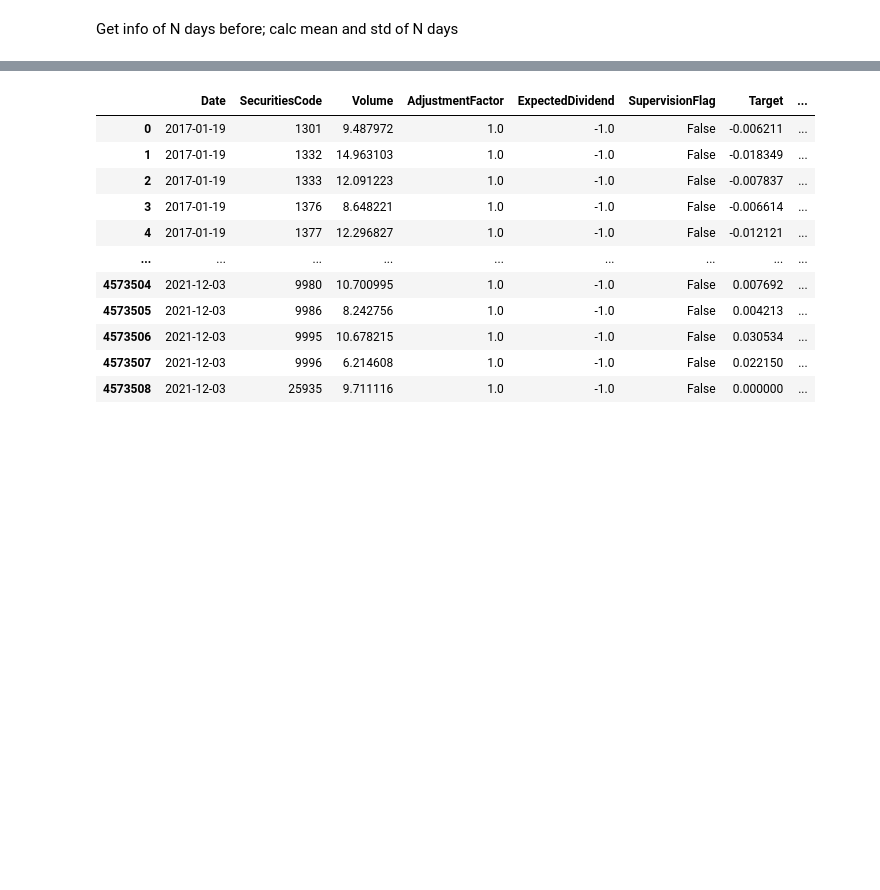
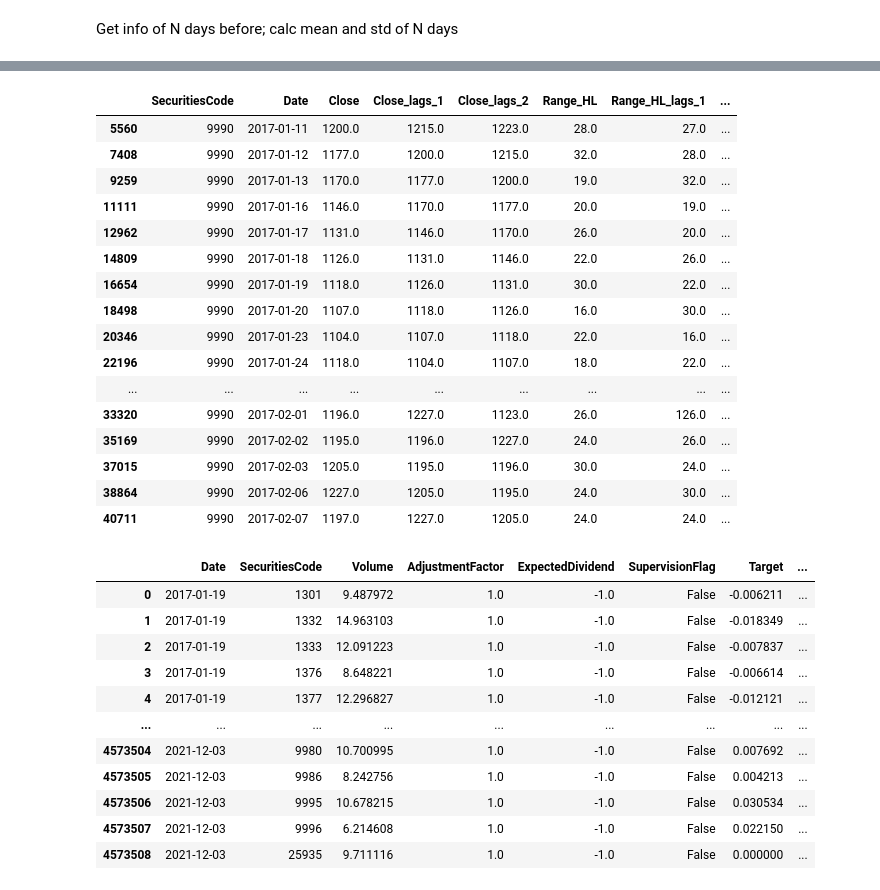
Before and after one commit to KienLe-git/JPX_stock_2022, a Jupyter notebook: working/2.0_Feature_Engineering.ipynb, the cells around one changed output, grey strips where cells are left out. Cells and saved outputs as stored; diff of their text form; code cells hidden in the pictures; blank space fills up the shorter version.

```diff
--- a/working/2.0_Feature_Engineering.ipynb
+++ b/working/2.0_Feature_Engineering.ipynb
@@ -23,8 +23,10 @@ from data_utils import *
 # %% [markdown]
 #### Load Data
 # %%
-train_df = pd.read_csv('../__input__/1_DataPreprocessing/train_full.csv', parse_dates=['Date'], nrows = nb_trains)
-valid_df = pd.read_csv('../__input__/1_DataPreprocessing/valid_full.csv', parse_dates=['Date'], nrows = nb_valids)
-test_df = pd.read_csv('../__input__/1_DataPreprocessing/test_full.csv', parse_dates=['Date'], nrows = nb_tests)
-y_test_df = pd.read_csv('../__input__/1_DataPreprocessing/y_test_full.csv', parse_dates=['Date'], nrows = nb_tests)
-hidden_test_df = DataPreprocessing_for_hidden_test(pd.read_csv('../__input__/jpx-tokyo-stock-exchange-prediction/example_test_files/stock_prices.csv', nrows = None, parse_dates=['Date']), train_df)
+train_df = pd.read_csv('../__input__/1_DataPreprocessing/train_df.csv', parse_dates=['Date'], nrows = nb_trains)
+valid_df = pd.read_csv('../__input__/1_DataPreprocessing/valid_df.csv', parse_dates=['Date'], nrows = nb_trains)
+test_df = pd.read_csv('../__input__/1_DataPreprocessing/test_df.csv', parse_dates=['Date'], nrows = nb_trains)
+
+snd_train_df = pd.read_csv('../__input__/1_DataPreprocessing/snd_train_df.csv', parse_dates=['Date'], nrows = nb_trains)
+snd_valid_df = pd.read_csv('../__input__/1_DataPreprocessing/snd_valid_df.csv', parse_dates=['Date'], nrows = nb_trains)
+snd_test_df = pd.read_csv('../__input__/1_DataPreprocessing/snd_test_df.csv', parse_dates=['Date'], nrows = nb_trains)
@@ -153,0 +177,4 @@ train_df[train_df['SecuritiesCode']== 1301]
+# %%
+merge_df = pd.concat([train_df, valid_df, test_df]).reset_index(drop= True)
+snd_merge_df = pd.concat([snd_train_df, snd_valid_df, snd_test_df]).reset_index(drop= True)
+del train_df, valid_df, test_df, snd_train_df, snd_valid_df, snd_test_df
@@ -231,0 +291,3 @@ train_df.head(20)
+# %%
+merge_df['Volume'] = np.log(merge_df['Volume'])
+snd_merge_df['Volume'] = np.log(snd_merge_df['Volume'])
@@ -284,0 +391,2 @@ hidden_test_df = get_N_days(hidden_test_df, N= N_past, df_train= train_df, inter
+# %%
+tmp_df = get_N_days(merge_df, N= 2, interpolate= False)
@@ -285,3 +409,29 @@ hidden_test_df = get_N_days(hidden_test_df, N= N_past, df_train= train_df, inter
+# %%
+tmp_df[tmp_df['SecuritiesCode'] == 9990][
+    ['SecuritiesCode', 'Date'] +
+    list(
+        np.array(
+            [[col_name] + [col_name + '_lags_' + str(i + 1) for i in range(2)] for col_name in ['Close', 'Range_HL', 'Range_OC', 'Volume']]
+        ).reshape(-1, )
+)].head(20)
+# %% [output]
+|  | SecuritiesCode | Date | Close | Close_lags_1 | Close_lags_2 | Range_HL | Range_HL_lags_1 | ... |
+| 5560 | 9990 | 2017-01-11 | 1200.0 | 1215.0 | 1223.0 | 28.0 | 27.0 | ... |
+| 7408 | 9990 | 2017-01-12 | 1177.0 | 1200.0 | 1215.0 | 32.0 | 28.0 | ... |
+| 9259 | 9990 | 2017-01-13 | 1170.0 | 1177.0 | 1200.0 | 19.0 | 32.0 | ... |
+| 11111 | 9990 | 2017-01-16 | 1146.0 | 1170.0 | 1177.0 | 20.0 | 19.0 | ... |
+| 12962 | 9990 | 2017-01-17 | 1131.0 | 1146.0 | 1170.0 | 26.0 | 20.0 | ... |
+| 14809 | 9990 | 2017-01-18 | 1126.0 | 1131.0 | 1146.0 | 22.0 | 26.0 | ... |
+| 16654 | 9990 | 2017-01-19 | 1118.0 | 1126.0 | 1131.0 | 30.0 | 22.0 | ... |
+| 18498 | 9990 | 2017-01-20 | 1107.0 | 1118.0 | 1126.0 | 16.0 | 30.0 | ... |
+| 20346 | 9990 | 2017-01-23 | 1104.0 | 1107.0 | 1118.0 | 22.0 | 16.0 | ... |
+| 22196 | 9990 | 2017-01-24 | 1118.0 | 1104.0 | 1107.0 | 18.0 | 22.0 | ... |
+| ... | ... | ... | ... | ... | ... | ... | ... | ... |
+| 33320 | 9990 | 2017-02-01 | 1196.0 | 1227.0 | 1123.0 | 26.0 | 126.0 | ... |
+| 35169 | 9990 | 2017-02-02 | 1195.0 | 1196.0 | 1227.0 | 24.0 | 26.0 | ... |
+| 37015 | 9990 | 2017-02-03 | 1205.0 | 1195.0 | 1196.0 | 30.0 | 24.0 | ... |
+| 38864 | 9990 | 2017-02-06 | 1227.0 | 1205.0 | 1195.0 | 24.0 | 30.0 | ... |
+| 40711 | 9990 | 2017-02-07 | 1197.0 | 1227.0 | 1205.0 | 24.0 | 24.0 | ... |
 # %%
 train_df
 # %% [output]
```
Also changed, not shown: parts of 31 cells of this notebook, 2 other files.
